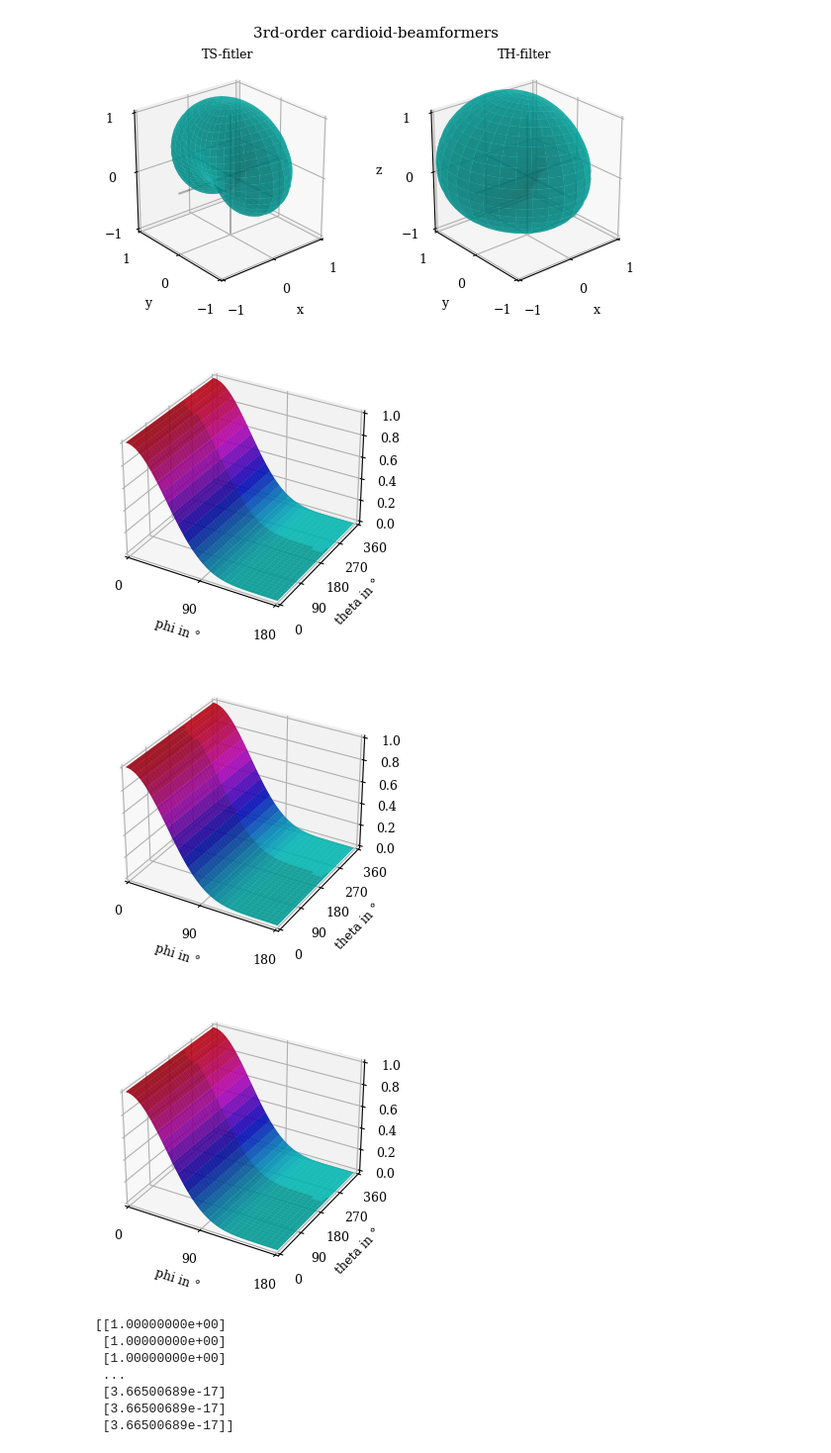
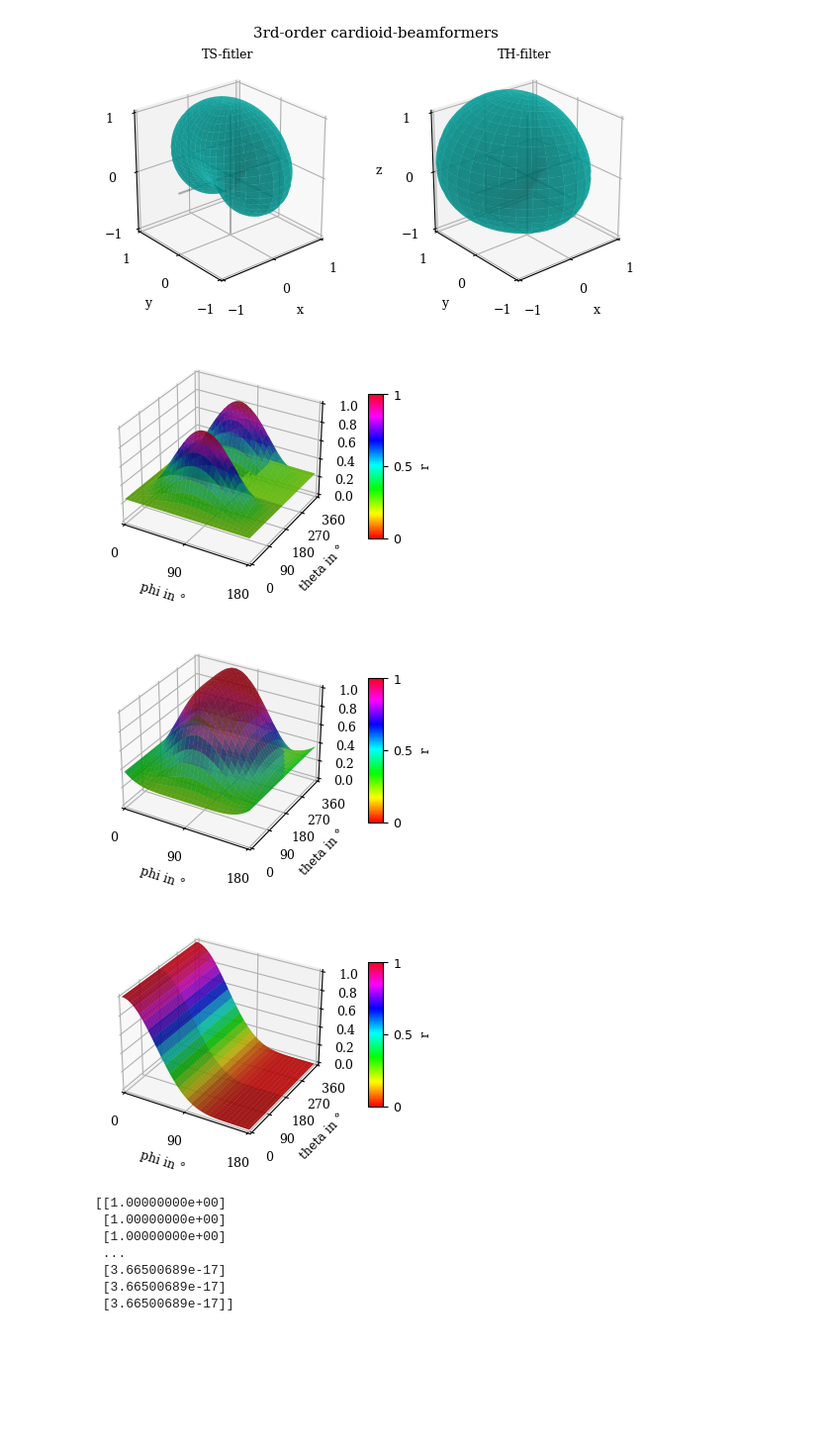
Before and after one commit to Floloffel/VAR-Project, a Jupyter notebook: Private testing/Avijah/beam_pattern.ipynb, the cells around one changed output. Shown at 99% size. Cells and saved outputs as stored; diff of their text form; code cells hidden in the pictures; blank space fills up the shorter version.

Commit message:
3d beamforming filter graphs

```diff
--- a/Private testing/Avijah/beam_pattern.ipynb
+++ b/Private testing/Avijah/beam_pattern.ipynb
@@ -148,12 +148,6 @@ fig = spa.plot.sh_coeffs_subplot([w_nm_s[0,:]+w_nm_s[1,:]+w_nm_t, w_nm_s[0,:]+w_
 [figure]
 # %%
 # filter plot
-plot_filter(w_nm_t)
-w_nm_s12 = w_nm_s[0,:]+w_nm_s[1,:]
-plot_filter(w_nm_s12)
-w_nm_h=w_nm_s[0,:]+w_nm_s[1,:]+w_nm_b
-plot_filter(w_nm_h)
-
 def plot_filter(F_nm, sh_type=None, azi_steps=5, el_steps=3, title=None,
               ax=None):
 
@@ -162,45 +156,59 @@ def plot_filter(F_nm, sh_type=None, azi_steps=5, el_steps=3, title=None,
 
     sh_type = 'complex' if np.iscomplexobj(F_nm) else 'real'
 
-    phi_plot, theta_plot = np.meshgrid(np.linspace(0, np.pi,
+    phi_plot, theta_plot = np.meshgrid(np.linspace(0., 2*np.pi,
                                         int(360 / azi_steps)),
                             np.linspace(10e-8, np.pi - 10e-8,
                                         int(180 / el_steps)))
 
-    f_plot = spa.sph.inverse_sht(w_nm_t, phi_plot.ravel(), theta_plot.ravel(),
+    f_plot = spa.sph.inverse_sht(F_nm, phi_plot.ravel(), theta_plot.ravel(),
                     sh_type)
     f_r = np.abs(f_plot)
+    f_ang = np.angle(f_plot)
 
 
     fig = plt.figure(constrained_layout=True)
     ax = fig.add_subplot(projection='3d')
 
     m = cm.ScalarMappable(cmap=cm.hsv,
-                norm=colors.Normalize(vmin=-1, vmax=1))
+                norm=colors.Normalize(vmin=0, vmax=1))
     m.set_array(f_r)
     c = m.to_rgba(f_r.reshape(phi_plot.shape))
 
     ax.plot_surface(spa.utils.rad2deg(theta_plot), spa.utils.rad2deg(phi_plot),
         f_r.reshape(phi_plot.shape),
         facecolors=c,
         edgecolor='none', linewidth=0.06, alpha=0.68, shade=True)
 
     ax.set_xlim(0,180)
     ax.set_ylim(0,360)
     ax.set_zlim(0,1)
 
     ax.set_xticks([0,90,180])
     ax.set_yticks([0,90,180,270,360])
 
     ax.set_xlabel('phi in °')
     ax.set_ylabel('theta in °')
     ax.set_zlabel('S')
 
+    #colorbar
+    cb = plt.colorbar(mappable=m, ax=ax, ticks=[0, 0.5, 1],
+                          shrink=0.5, aspect=10)
+    cb.set_label("r")
+    cb.set_ticklabels([r'$0$', r'$0.5$', r'$1$'])
+
     plt.grid(True)
+
+#plot_filter(w_nm_t)
+w_nm_s12 = w_nm_s[0,:]+w_nm_s[1,:]
+plot_filter(w_nm_s12)
+w_nm_h=w_nm_s[0,:]+w_nm_s[1,:]+w_nm_b
+plot_filter(w_nm_h)
+plot_filter(w_nm_t)
 # %% [output]
-[figure, old version]
+[figure, new version]
-[figure, old version]
+[figure, new version]
-[figure, old version]
+[figure, new version]
 # %%
 F_nm = w_nm_s12
 F_nm = spa.utils.asarray_1d(F_nm)
```
